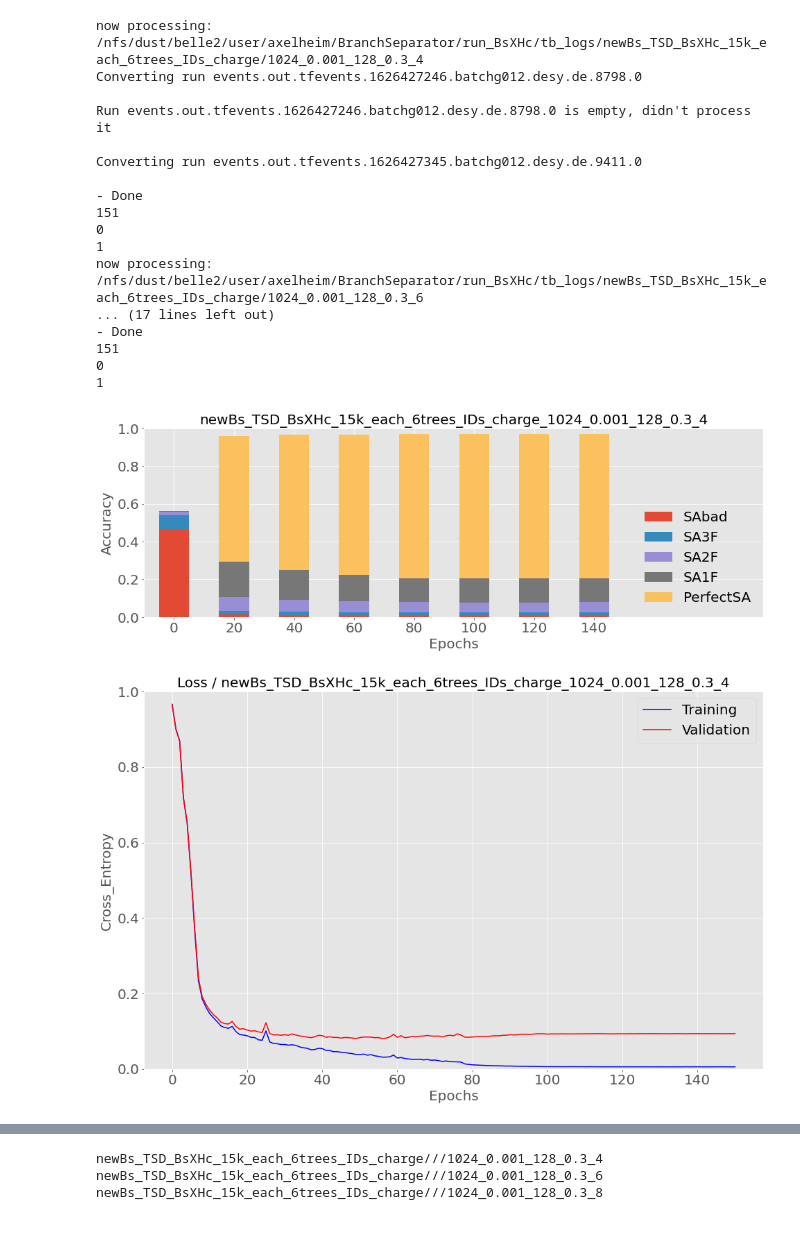
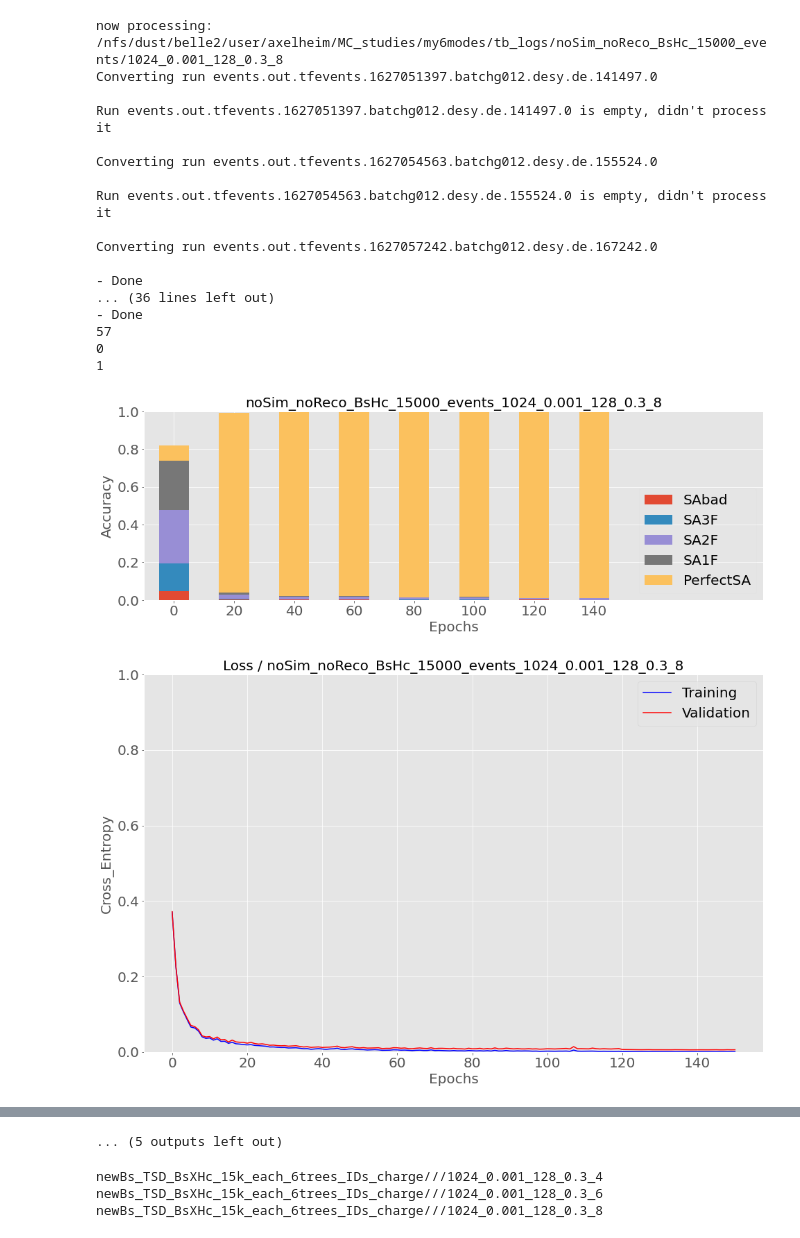
Before and after one commit to axelHeim/MCstudies, a Jupyter notebook: my6modes/plots/plot_multiple_datasets_specs.ipynb, the cells around one changed output, grey strips where cells are left out. Drawn from its saved outputs; the diff is of its cells as text; code cells hidden in the pictures.

Commit message:
standardized names of files and dirs

```diff
--- a/my6modes/plots/plot_multiple_datasets_specs.ipynb
+++ b/my6modes/plots/plot_multiple_datasets_specs.ipynb
@@ -28,11 +15,20 @@ specs = ["1024_0.001_128_0.3_4" , "1024_0.001_128_0.3_6" , "1024_0.001_128_0.3_8
+# %%
+data_names = ["noSim_noReco_BsHc_15000_events" ,
+"noSim_noReco_XHc_15000_events" ,
+"noSim_noReco_BsX_15000_events" ,
+"noSim_noReco_BsXHc_15000_events"  ]
+
+
+
+specs = ["1024_0.001_128_0.3_8"]
 # %%
 plotted_specs=[]
 for data_name in data_names:
     for spec in specs:
         plotname_extension = data_name + '_' + spec
-        nfs_path = "/nfs/dust/belle2/user/axelheim/BranchSeparator/run_BsXHc/"
+        nfs_path = "/nfs/dust/belle2/user/axelheim/MC_studies/my6modes/"
 
-        plot_path = "/afs/desy.de/user/a/axelheim/private/run_BsXHc/"
+        plot_path = "/afs/desy.de/user/a/axelheim/private/MC_studies/my6modes/"
 
 
         data_dir = Path((nfs_path + 'tb_logs/' + data_name + '/' + spec))
@@ -75,43 +71,43 @@ for data_name in data_names:
         multi_metric_bar_plot(longest_run, plot_path, ('barplot_metrics_' + plotname_extension), data_type="Validation", step=steps, metric_type="SA", title=plotname_extension)
 
 
         # loss plot
         loss_tr = longest_run['Cross Entropy/Training']
         loss_val = longest_run['Cross Entropy/Validation']
         curve_plot(loss_tr, loss_val, plot_path, ('loss_comparison_' + plotname_extension), 'Cross_Entropy', ('Loss / ' + plotname_extension))
 
         # perfect SA plot
         pLCA_tr = longest_run['PerfectSA/Training']
         pLCA_val = longest_run['PerfectSA/Validation']
         curve_plot(pLCA_tr, pLCA_val, plot_path, ('perfectSA_comparison_' + plotname_extension), 'PerfectSA', ('PerfectSA / ' + plotname_extension))
 
         # plot accuracies
         acc_all = longest_run["Accuracy/Validation"]
         acc_0 = longest_run["AccClass0/Validation"]
         acc_1 = longest_run["AccClass1/Validation"]
         acc_2 = longest_run["AccClass2/Validation"]
         acc_3 = longest_run["AccClass3/Validation"]
         curve_plot_accuracies(acc_all, acc_0, acc_1, acc_2, acc_3, plot_path, ('accuracies_comparison_' + plotname_extension), 'Accuracy/Validation', ('Accuracies / ' + plotname_extension))
 
 
         plotted_specs.append(data_name + '///' + spec)
 # %% [output]
-now processing: /nfs/dust/belle2/user/axelheim/BranchSeparator/run_BsXHc/tb_logs/newBs_TSD_BsXHc_15k_each_6trees_IDs_charge/1024_0.001_128_0.3_4
-Converting run events.out.tfevents.1626427246.batchg012.desy.de.8798.0
+now processing: /nfs/dust/belle2/user/axelheim/MC_studies/my6modes/tb_logs/noSim_noReco_BsHc_15000_events/1024_0.001_128_0.3_8
+Converting run events.out.tfevents.1627051397.batchg012.desy.de.141497.0
 
-Run events.out.tfevents.1626427246.batchg012.desy.de.8798.0 is empty, didn't process it
+Run events.out.tfevents.1627051397.batchg012.desy.de.141497.0 is empty, didn't process it
 
-Converting run events.out.tfevents.1626427345.batchg012.desy.de.9411.0
+Converting run events.out.tfevents.1627054563.batchg012.desy.de.155524.0
+
+Run events.out.tfevents.1627054563.batchg012.desy.de.155524.0 is empty, didn't process it
+
+Converting run events.out.tfevents.1627057242.batchg012.desy.de.167242.0
 
 - Done
-151
+... (36 lines left out)
+- Done
+57
 0
 1
-now processing: /nfs/dust/belle2/user/axelheim/BranchSeparator/run_BsXHc/tb_logs/newBs_TSD_BsXHc_15k_each_6trees_IDs_charge/1024_0.001_128_0.3_6
-... (17 lines left out)
-- Done
-151
-0
-1
-[figure, old version]
+[figure, new version]
-[figure, old version]
+[figure, new version]
@@ -128,3 +123,4 @@ now processing: /nfs/dust/belle2/user/axelheim/BranchSeparator/run_BsXHc/tb_logs
+... (5 outputs left out)
 # %%
 for i in range(len(plotted_specs)):
     print(plotted_specs[i])
```
Also changed, not shown: parts of 2 cells of this notebook, 3 other files.
